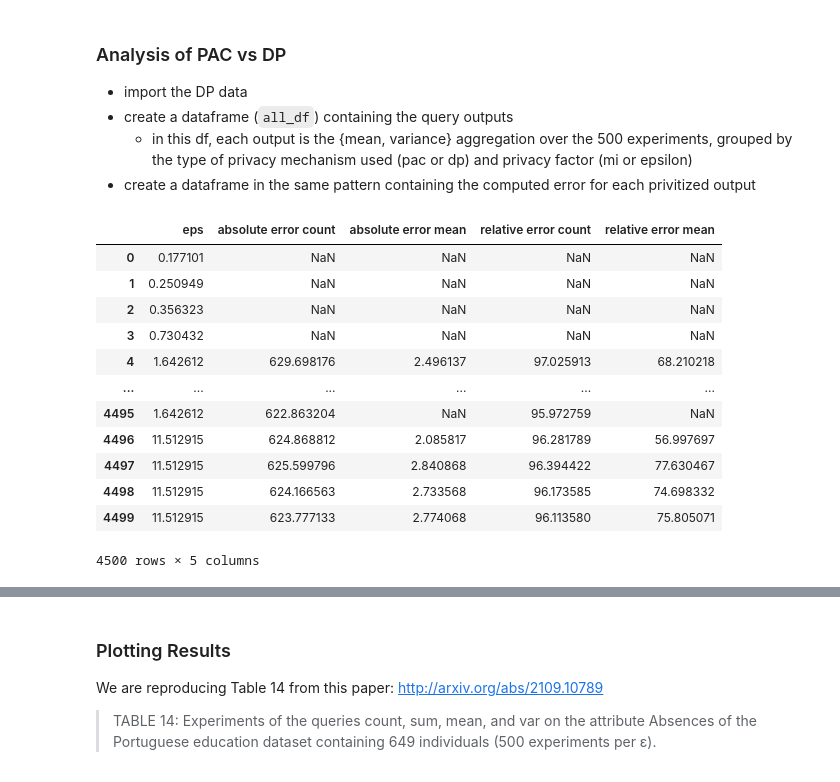
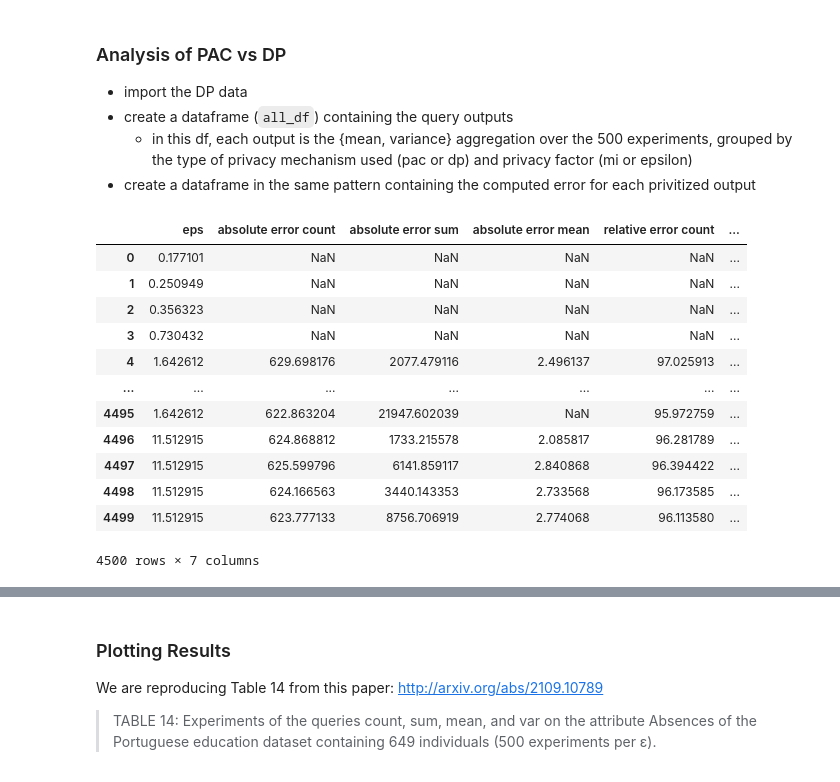
Before and after one commit to michaelnoguera/pacdb, a Jupyter notebook: pac-student_performance-sparkless.ipynb, the cells around one changed output, grey strips where cells are left out. Cells and saved outputs as stored; diff of their text form; code cells hidden in the pictures.

```diff
--- a/pac-student_performance-sparkless.ipynb
+++ b/pac-student_performance-sparkless.ipynb
@@ -71,7 +71,7 @@ SAMPLES = 512
 assert SAMPLES % 2 == 0, "We need an even number of samples for paired sampling."
 number_of_pairs = SAMPLES // 2
 
-true_result = por_df['absences'].agg(['count', 'mean']).to_numpy() # Save the true result of the query for later
+true_result = por_df['absences'].agg(['count', 'sum', 'mean']).to_numpy() # Save the true result of the query for later
 number_of_contributing_rows = por_df['absences'].count()
 
 def rowwise_paired_sample(df: DataFrame) -> Tuple[DataFrame, DataFrame]:
@@ -223,12 +201,16 @@ if GENERATE:
         for e in range(EXPERIMENTS):
             out_np = generate_samples()
             noisy_output = do_pac_and_release(out_np, mi)
+            # manually correct count = count * 2
+            noisy_output[0] = noisy_output[0] * 2
+            # manually add sum as count * mean
+            noisy_output = [noisy_output[0], noisy_output[0] * noisy_output[1], noisy_output[1]]
             # try x2 here ?
             experiment_results.append([mi, *noisy_output])
         with open(f'{OUTPUT_DIR}/experiment_results.pkl', 'wb') as f:
             pickle.dump(experiment_results, f)
 
-    df = pd.DataFrame(experiment_results, columns=['mi', 'count', 'mean'])
+    df = pd.DataFrame(experiment_results, columns=['mi', 'count', 'sum', 'mean'])
 
     # Save the new data to outputs/...
     df.to_parquet(f'{OUTPUT_DIR}/pac_results.parquet')
@@ -283,13 +250,15 @@ df
+# %%
+OUTPUT_COLS = ['count', 'sum', 'mean']
+ERROR_COLS = [*[f'absolute error {i}' for i in OUTPUT_COLS], *[f'relative error {i}' for i in OUTPUT_COLS]]
 # %%
 # compute errors for PAC (or import from saved file)
 if GENERATE:
     errors_list = []
     for i, row in df.iterrows():
         mi = row['mi']
-        r = row[['count', 'mean']].to_numpy()
-        r[0] *= 2 # todo gross
+        r = row[OUTPUT_COLS].to_numpy()
         errors_list.append([mi, *absolute_scaled_error(r, true_result), *relative_error_percent(r, true_result)])
-    pac_errors_df = pd.DataFrame(errors_list, columns=['mi', 'absolute error count',  'absolute error mean',  'relative error count',  'relative error mean'])
+    pac_errors_df = pd.DataFrame(errors_list, columns=['mi', *ERROR_COLS])
     pac_errors_df.to_parquet(f"{OUTPUT_DIR}/pac_errors.parquet")  # overwrite saved
 else:
     pac_errors_df = pq.read_table(f"{OUTPUT_DIR}/pac_errors.parquet").to_pandas()
@@ -329,31 +298,31 @@ dp_results_df = pq.read_table(f"outputs/dp_results.parquet").to_pandas()
 # %%
 # compute errors for PAC (or import from saved file)
 GENERATE_DP = True
 if GENERATE_DP:
     errors_list = []
     for i, row in dp_results_df.iterrows():
         eps = row['eps']
-        r = row[['count', 'mean']].to_numpy()
+        r = row[OUTPUT_COLS].to_numpy()
         errors_list.append([eps, *absolute_scaled_error(r, true_result), *relative_error_percent(r, true_result)])
-    dp_errors_df = pd.DataFrame(errors_list, columns=['eps', 'absolute error count', 'absolute error mean',  'relative error count', 'relative error mean'])
+    dp_errors_df = pd.DataFrame(errors_list, columns=['eps', *ERROR_COLS])
     dp_errors_df.to_parquet(f"outputs/dp_errors.parquet")  # overwrite saved
 else:
     dp_errors_df = pq.read_table(f"outputs/dp_errors.parquet").to_pandas()
 dp_errors_df
 # %% [output]
-|  | eps | absolute error count | absolute error mean | relative error count | relative error mean |
-| 0 | 0.177101 | NaN | NaN | NaN | NaN |
-| 1 | 0.250949 | NaN | NaN | NaN | NaN |
-| 2 | 0.356323 | NaN | NaN | NaN | NaN |
-| 3 | 0.730432 | NaN | NaN | NaN | NaN |
-| 4 | 1.642612 | 629.698176 | 2.496137 | 97.025913 | 68.210218 |
-| ... | ... | ... | ... | ... | ... |
-| 4495 | 1.642612 | 622.863204 | NaN | 95.972759 | NaN |
-| 4496 | 11.512915 | 624.868812 | 2.085817 | 96.281789 | 56.997697 |
-| 4497 | 11.512915 | 625.599796 | 2.840868 | 96.394422 | 77.630467 |
-| 4498 | 11.512915 | 624.166563 | 2.733568 | 96.173585 | 74.698332 |
-| 4499 | 11.512915 | 623.777133 | 2.774068 | 96.113580 | 75.805071 |
+|  | eps | absolute error count | absolute error sum | absolute error mean | relative error count | ... |
+| 0 | 0.177101 | NaN | NaN | NaN | NaN | ... |
+| 1 | 0.250949 | NaN | NaN | NaN | NaN | ... |
+| 2 | 0.356323 | NaN | NaN | NaN | NaN | ... |
+| 3 | 0.730432 | NaN | NaN | NaN | NaN | ... |
+| 4 | 1.642612 | 629.698176 | 2077.479116 | 2.496137 | 97.025913 | ... |
+| ... | ... | ... | ... | ... | ... | ... |
+| 4495 | 1.642612 | 622.863204 | 21947.602039 | NaN | 95.972759 | ... |
+| 4496 | 11.512915 | 624.868812 | 1733.215578 | 2.085817 | 96.281789 | ... |
+| 4497 | 11.512915 | 625.599796 | 6141.859117 | 2.840868 | 96.394422 | ... |
+| 4498 | 11.512915 | 624.166563 | 3440.143353 | 2.733568 | 96.173585 | ... |
+| 4499 | 11.512915 | 623.777133 | 8756.706919 | 2.774068 | 96.113580 | ... |
-4500 rows × 5 columns
+4500 rows × 7 columns
 # %%
 ### Make one merged DF to compare results
 all_df = pd.concat([  # we will call mi and epsilon the "factor" so that the schemas match
```
Also changed, not shown: parts of 29 cells of this notebook, 12 other files.
